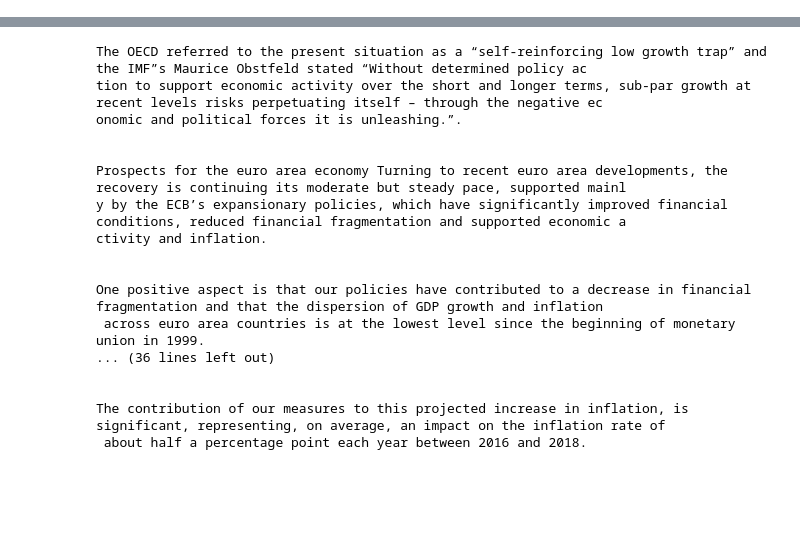
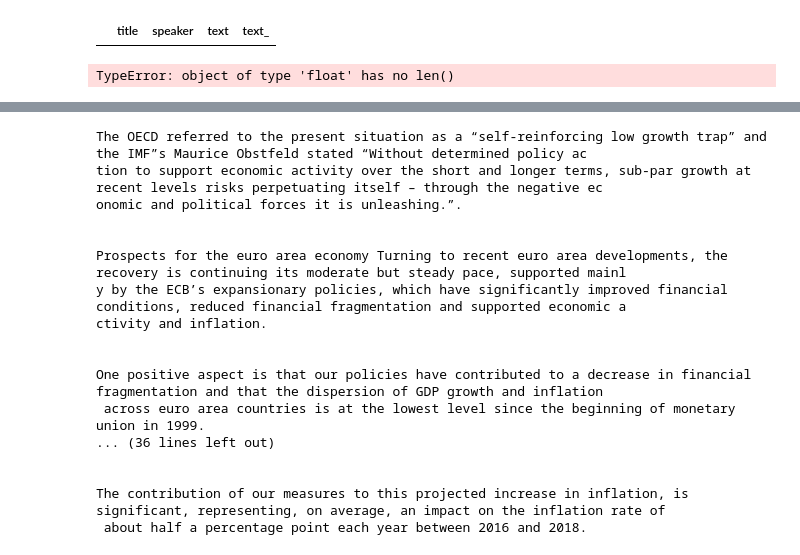
Before and after one commit to JstLearning/nlp-challenge-x-natixis, a Jupyter notebook: preprocessing/read_preprocessed.ipynb, the cells around one changed output, grey strips where cells are left out. Cells and saved outputs as stored; diff of their text form; code cells hidden in the pictures; blank space fills up the shorter version.

```diff
--- a/preprocessing/read_preprocessed.ipynb
+++ b/preprocessing/read_preprocessed.ipynb
@@ -24,6 +24,14 @@ FILENAME_FED_P = "../data/fed_data_preprocessed.csv"
 # %%
 ecb = pd.read_csv(FILENAME_ECB_P, index_col=0)
 fed = pd.read_csv(FILENAME_FED_P, index_col=0)
+# %%
+fed[fed["text_"].isna()]
+# %% [output]
+|  | title | speaker | text | text_ |
+# %%
+fed["text_"].str.strip(" ").apply(len).describe()
+# %% [output]
+TypeError: object of type 'float' has no len()
 # %%
 def text_print(text, line_char_lim=150):
     text_ = text.split('\n')
```
Also changed, not shown: parts of 6 cells of this notebook, 5 other files.
